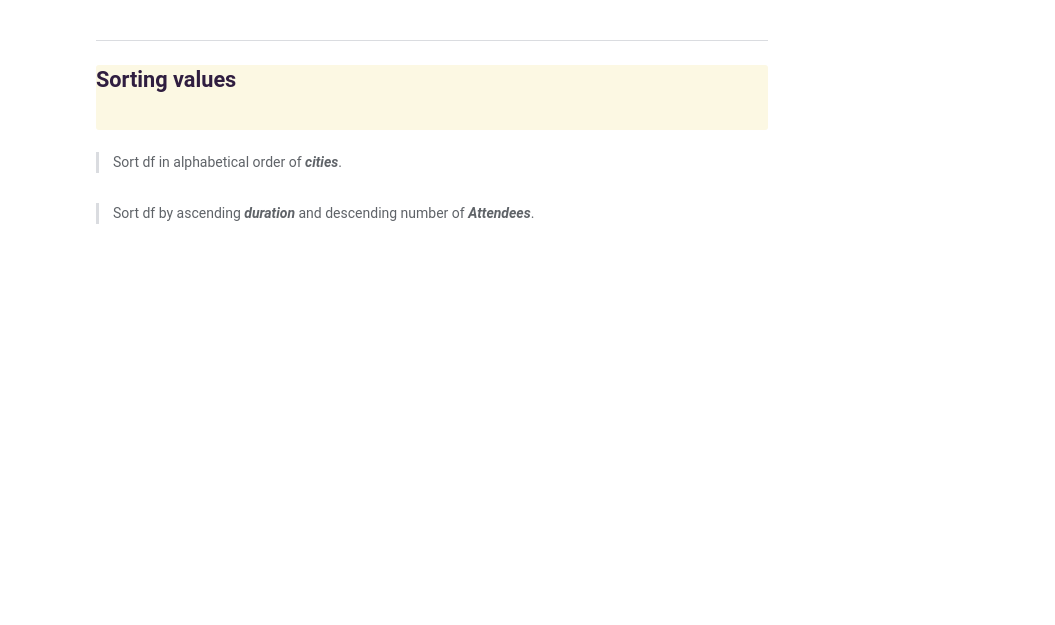
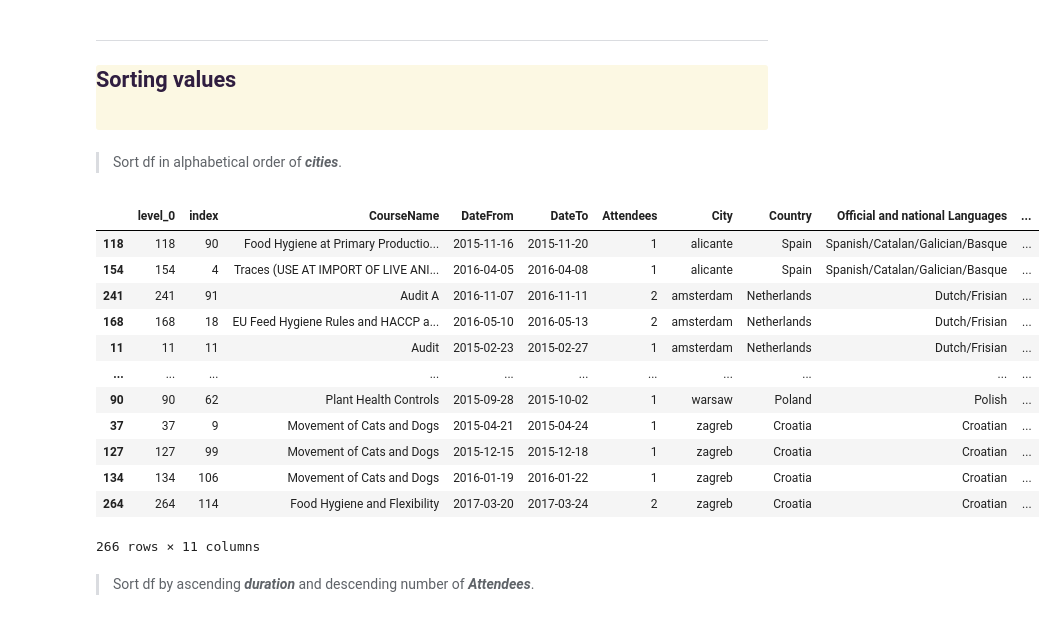
Before and after one commit to biljana-zobenica/beginners-data-workshop, a Jupyter notebook: notebooks/5. More Pandas.ipynb, the cells around one changed output. Drawn from its saved outputs; the diff is of its cells as text; code cells hidden in the pictures; blank space fills up the shorter version.

Commit message:
Sorting values

```diff
--- a/notebooks/5. More Pandas.ipynb
+++ b/notebooks/5. More Pandas.ipynb
@@ -751,6 +751,22 @@ Sorting values
 </div>
 # %% [markdown]
 >Sort df in alphabetical order of ***cities***.
+# %%
+df1.sort_values('City')
+# %% [output]
+|  | level_0 | index | CourseName | DateFrom | DateTo | Attendees | City | Country | Official and national Languages | ... |
+| 118 | 118 | 90 | Food Hygiene at Primary Productio... | 2015-11-16 | 2015-11-20 | 1 | alicante | Spain | Spanish/Catalan/Galician/Basque | ... |
+| 154 | 154 | 4 | Traces (USE AT IMPORT OF LIVE ANI... | 2016-04-05 | 2016-04-08 | 1 | alicante | Spain | Spanish/Catalan/Galician/Basque | ... |
+| 241 | 241 | 91 | Audit A | 2016-11-07 | 2016-11-11 | 2 | amsterdam | Netherlands | Dutch/Frisian | ... |
+| 168 | 168 | 18 | EU Feed Hygiene Rules and HACCP a... | 2016-05-10 | 2016-05-13 | 2 | amsterdam | Netherlands | Dutch/Frisian | ... |
+| 11 | 11 | 11 | Audit | 2015-02-23 | 2015-02-27 | 1 | amsterdam | Netherlands | Dutch/Frisian | ... |
+| ... | ... | ... | ... | ... | ... | ... | ... | ... | ... | ... |
+| 90 | 90 | 62 | Plant Health Controls | 2015-09-28 | 2015-10-02 | 1 | warsaw | Poland | Polish | ... |
+| 37 | 37 | 9 | Movement of Cats and Dogs | 2015-04-21 | 2015-04-24 | 1 | zagreb | Croatia | Croatian | ... |
+| 127 | 127 | 99 | Movement of Cats and Dogs | 2015-12-15 | 2015-12-18 | 1 | zagreb | Croatia | Croatian | ... |
+| 134 | 134 | 106 | Movement of Cats and Dogs | 2016-01-19 | 2016-01-22 | 1 | zagreb | Croatia | Croatian | ... |
+| 264 | 264 | 114 | Food Hygiene and Flexibility | 2017-03-20 | 2017-03-24 | 2 | zagreb | Croatia | Croatian | ... |
+266 rows × 11 columns
 # %%
 # %load ../solutions/05_44.py
 # %% [markdown]
```
Also changed, not shown: parts of 1 cell of this notebook.
